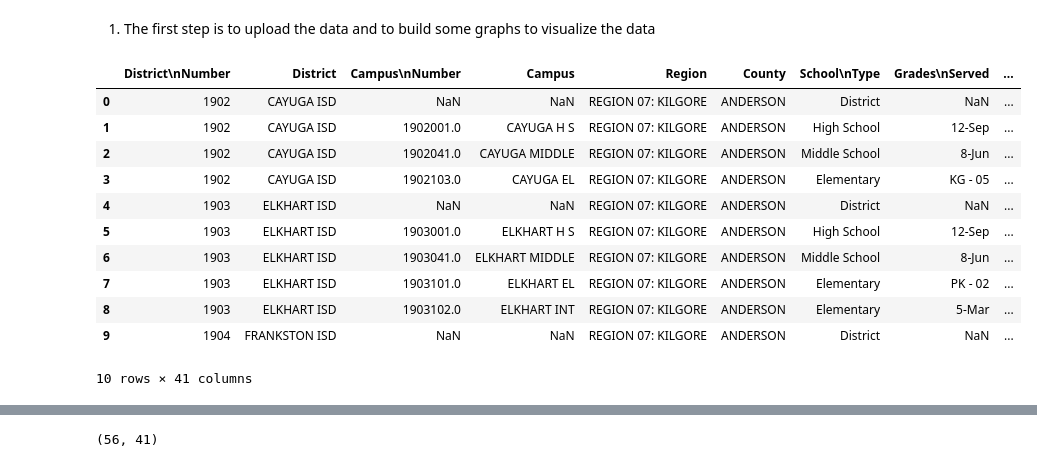
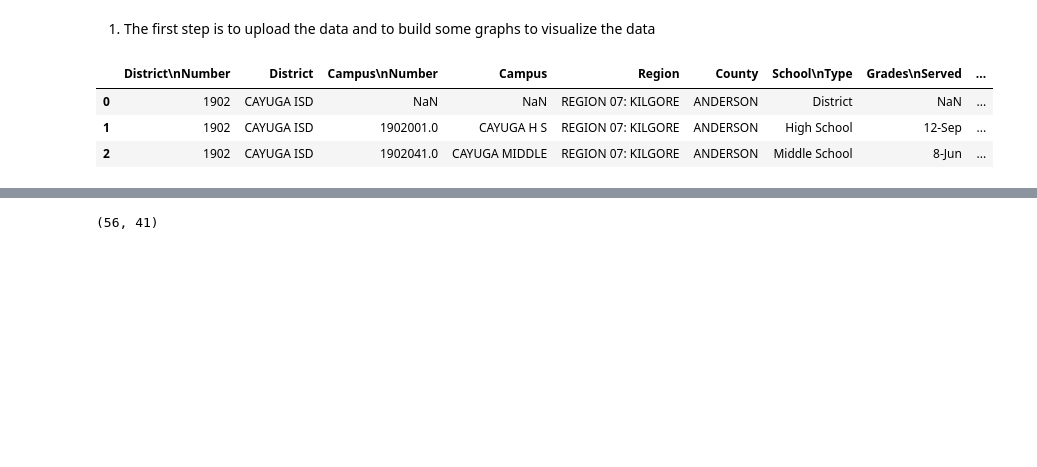
Before and after one commit to MWPerrineJr/Data_Mining_Final, a Jupyter notebook: data mining final1.ipynb, the cells around one changed output, grey strips where cells are left out. Cells and saved outputs as stored; diff of their text form; code cells hidden in the pictures; blank space fills up the shorter version.

```diff
--- a/data mining final1.ipynb
+++ b/data mining final1.ipynb
@@ -28,22 +29,16 @@ import seaborn as sns
+# %%
+pd.options.display.max_columns = None
 # %% [markdown]
 1. The first step is to upload the data and to build some graphs to visualize the data
 # %%
 # This code imports the school data and displays the first 10 rows
 school = pd.read_csv(r"texas school data.csv")
-school.head(10)
+school.head(3)
 # %% [output]
 |  | District\nNumber | District | Campus\nNumber | Campus | Region | County | School\nType | Grades\nServed | ... |
 | 0 | 1902 | CAYUGA ISD | NaN | NaN | REGION 07: KILGORE | ANDERSON | District | NaN | ... |
 | 1 | 1902 | CAYUGA ISD | 1902001.0 | CAYUGA H S | REGION 07: KILGORE | ANDERSON | High School | 12-Sep | ... |
 | 2 | 1902 | CAYUGA ISD | 1902041.0 | CAYUGA MIDDLE | REGION 07: KILGORE | ANDERSON | Middle School | 8-Jun | ... |
-| 3 | 1902 | CAYUGA ISD | 1902103.0 | CAYUGA EL | REGION 07: KILGORE | ANDERSON | Elementary | KG - 05 | ... |
-| 4 | 1903 | ELKHART ISD | NaN | NaN | REGION 07: KILGORE | ANDERSON | District | NaN | ... |
-| 5 | 1903 | ELKHART ISD | 1903001.0 | ELKHART H S | REGION 07: KILGORE | ANDERSON | High School | 12-Sep | ... |
-| 6 | 1903 | ELKHART ISD | 1903041.0 | ELKHART MIDDLE | REGION 07: KILGORE | ANDERSON | Middle School | 8-Jun | ... |
-| 7 | 1903 | ELKHART ISD | 1903101.0 | ELKHART EL | REGION 07: KILGORE | ANDERSON | Elementary | PK - 02 | ... |
-| 8 | 1903 | ELKHART ISD | 1903102.0 | ELKHART INT | REGION 07: KILGORE | ANDERSON | Elementary | 5-Mar | ... |
-| 9 | 1904 | FRANKSTON ISD | NaN | NaN | REGION 07: KILGORE | ANDERSON | District | NaN | ... |
-10 rows × 41 columns
 # %%
 # This code drops rows with NaN values
 school_1 = school[(~school.isnull()).all(axis=1)]
```
Also changed, not shown: parts of 29 cells of this notebook.
